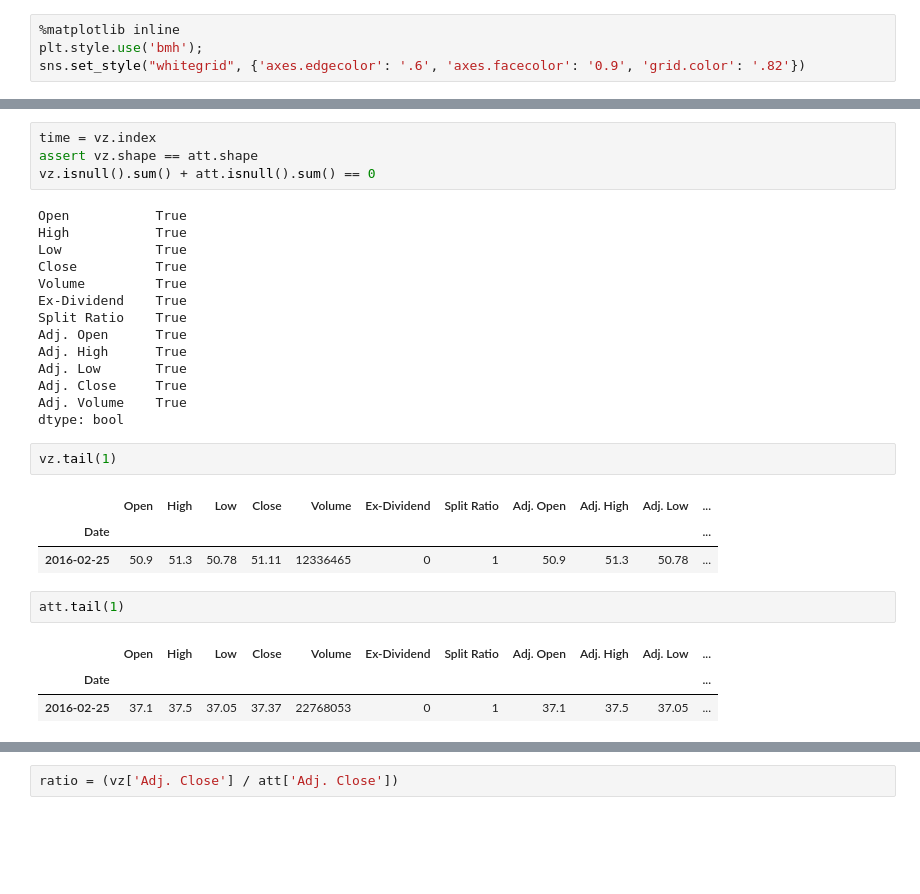
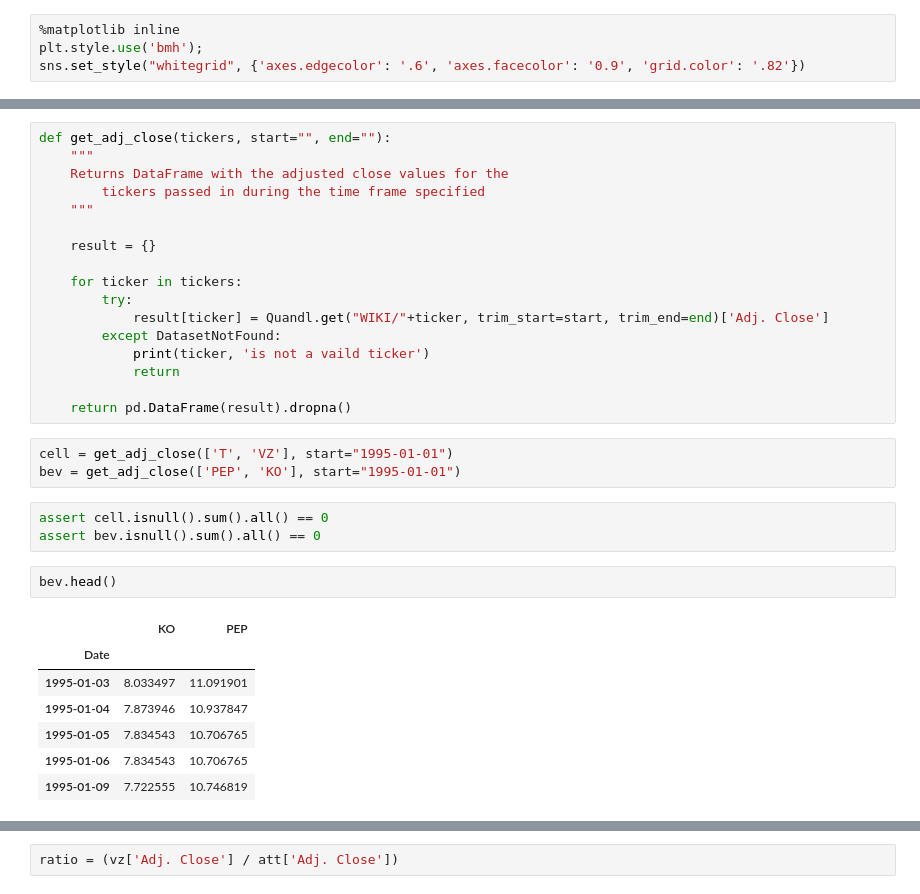
Before and after one commit to bbahmany/quant-finance, a Jupyter notebook: pairs-trading.ipynb, the cells around one changed output, grey strips where cells are left out. Drawn from its saved outputs; the diff is of its cells as text; blank space fills up the shorter version.

```diff
--- a/pairs-trading.ipynb
+++ b/pairs-trading.ipynb
@@ -25,30 +19,33 @@ coco = Quandl.get("WIKI/KO", trim_start="1995-01-01")
-# %%
-time = vz.index
-assert vz.shape == att.shape
-vz.isnull().sum() + att.isnull().sum() == 0
-# %% [output]
-Open           True
-High           True
-Low            True
-Close          True
-Volume         True
-Ex-Dividend    True
-Split Ratio    True
-Adj. Open      True
-Adj. High      True
-Adj. Low       True
-Adj. Close     True
-Adj. Volume    True
-dtype: bool
-# %%
-vz.tail(1)
-# %% [output]
-|  | Open | High | Low | Close | Volume | Ex-Dividend | Split Ratio | Adj. Open | Adj. High | Adj. Low | ... |
-| Date |  |  |  |  |  |  |  |  |  |  | ... |
-| 2016-02-25 | 50.9 | 51.3 | 50.78 | 51.11 | 12336465 | 0 | 1 | 50.9 | 51.3 | 50.78 | ... |
-# %%
-att.tail(1)
-# %% [output]
-|  | Open | High | Low | Close | Volume | Ex-Dividend | Split Ratio | Adj. Open | Adj. High | Adj. Low | ... |
-| Date |  |  |  |  |  |  |  |  |  |  | ... |
-| 2016-02-25 | 37.1 | 37.5 | 37.05 | 37.37 | 22768053 | 0 | 1 | 37.1 | 37.5 | 37.05 | ... |
+# %%
+def get_adj_close(tickers, start="", end=""):
+    """
+    Returns DataFrame with the adjusted close values for the
+        tickers passed in during the time frame specified
+    """
+
+    result = {}
+
+    for ticker in tickers:
+        try:
+            result[ticker] = Quandl.get("WIKI/"+ticker, trim_start=start, trim_end=end)['Adj. Close']
+        except DatasetNotFound:
+            print(ticker, 'is not a vaild ticker')
+            return
+
+    return pd.DataFrame(result).dropna()
+# %%
+cell = get_adj_close(['T', 'VZ'], start="1995-01-01")
+bev = get_adj_close(['PEP', 'KO'], start="1995-01-01")
+# %%
+assert cell.isnull().sum().all() == 0
+assert bev.isnull().sum().all() == 0
+# %%
+bev.head()
+# %% [output]
+|  | KO | PEP |
+| Date |  |  |
+| 1995-01-03 | 8.033497 | 11.091901 |
+| 1995-01-04 | 7.873946 | 10.937847 |
+| 1995-01-05 | 7.834543 | 10.706765 |
+| 1995-01-06 | 7.834543 | 10.706765 |
+| 1995-01-09 | 7.722555 | 10.746819 |
```
Also changed, not shown: parts of 6 cells of this notebook.
